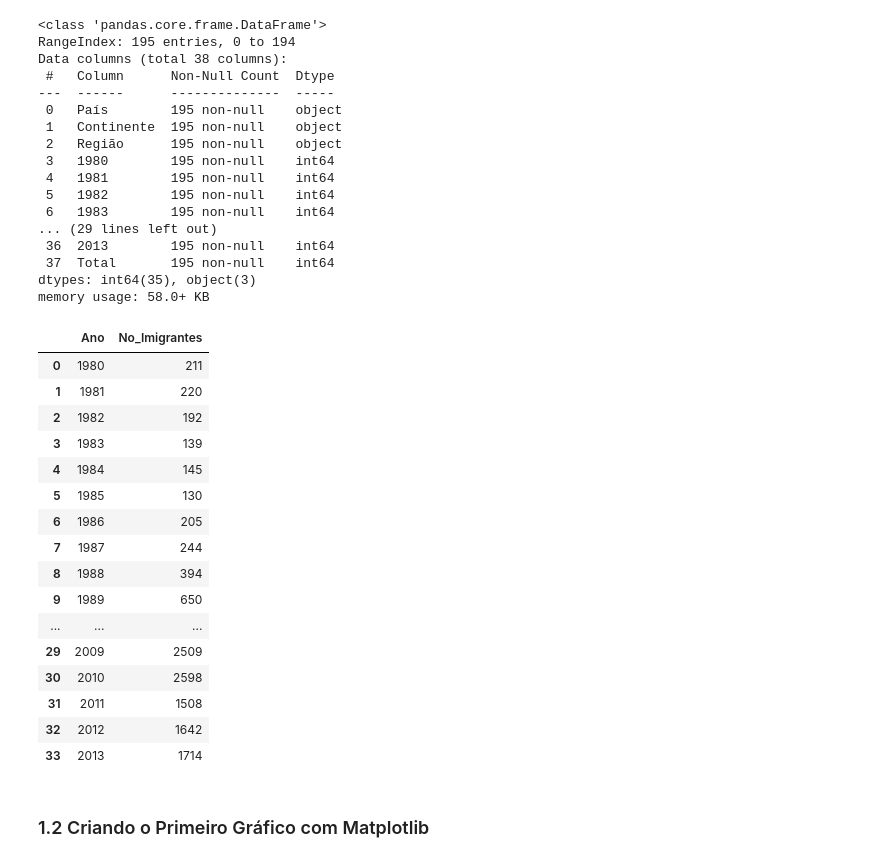
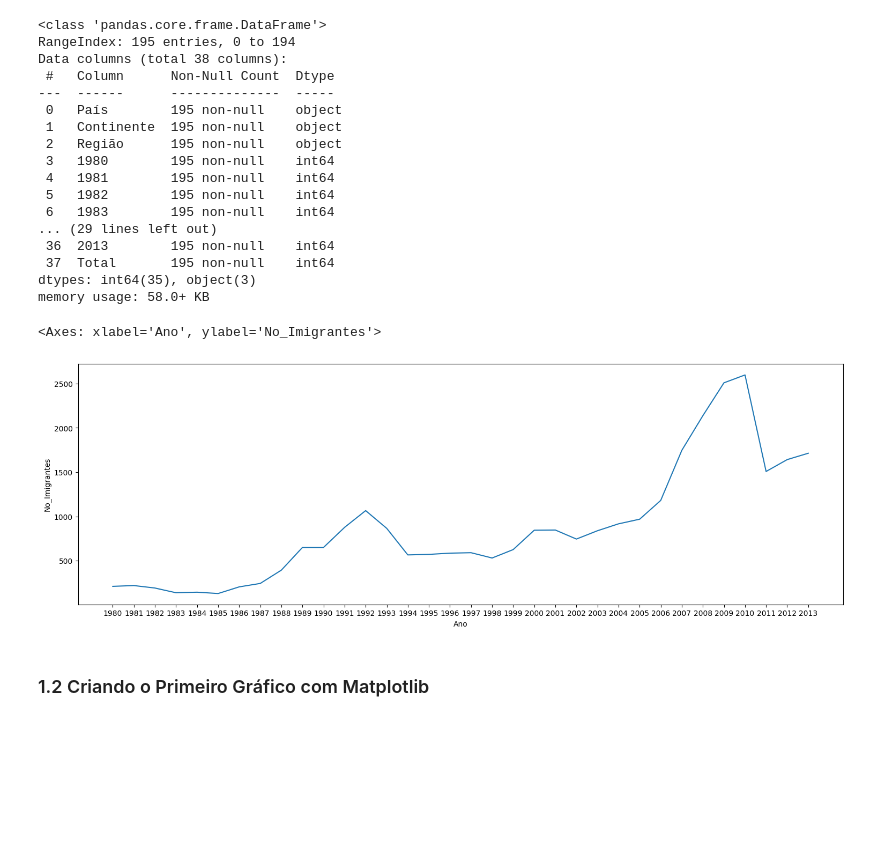
Before and after one commit to KaelDucatti/estudos-ds, a Jupyter notebook: data_visualization/01_criando_graficos_com_bibliotecas_py/conhecendo_matplotlib.ipynb, the cells around one changed output. Cells and saved outputs as stored; diff of their text form; code cells hidden in the pictures; blank space fills up the shorter version.

```diff
--- a/data_visualization/01_criando_graficos_com_bibliotecas_py/conhecendo_matplotlib.ipynb
+++ b/data_visualization/01_criando_graficos_com_bibliotecas_py/conhecendo_matplotlib.ipynb
@@ -51,34 +51,28 @@ memory usage: 58.0+ KB
 # %%
 # Analisando tendências de imigração do Brasil
 
 # filtrando apenas o Brasil
 imigracao_br = df.query("País == 'Brasil'")
 
 # filtrando apenas as colunas e linhas desejadas. Também estou resentando o index aqui
 imigracao_br = imigracao_br.iloc[0, 3:37].reset_index()
 
 # Dando nome às colunas
 imigracao_br.columns = ["Ano", "No_Imigrantes"]
 
-imigracao_br
+# plotando gráfico
+plt.figure(
+    figsize=(15, 5),
+    constrained_layout=True
+)
+sns.lineplot(
+    data=imigracao_br,
+    x='Ano',
+    y='No_Imigrantes'
+)
 # %% [output]
-|  | Ano | No_Imigrantes |
-| 0 | 1980 | 211 |
-| 1 | 1981 | 220 |
-| 2 | 1982 | 192 |
-| 3 | 1983 | 139 |
-| 4 | 1984 | 145 |
-| 5 | 1985 | 130 |
-| 6 | 1986 | 205 |
-| 7 | 1987 | 244 |
-| 8 | 1988 | 394 |
-| 9 | 1989 | 650 |
-| ... | ... | ... |
-| 29 | 2009 | 2509 |
-| 30 | 2010 | 2598 |
-| 31 | 2011 | 1508 |
-| 32 | 2012 | 1642 |
-| 33 | 2013 | 1714 |
+<Axes: xlabel='Ano', ylabel='No_Imigrantes'>
+[figure, added]
 # %% [markdown]
 ### 1.2 Criando o Primeiro Gráfico com Matplotlib
 # %% [markdown]
```
